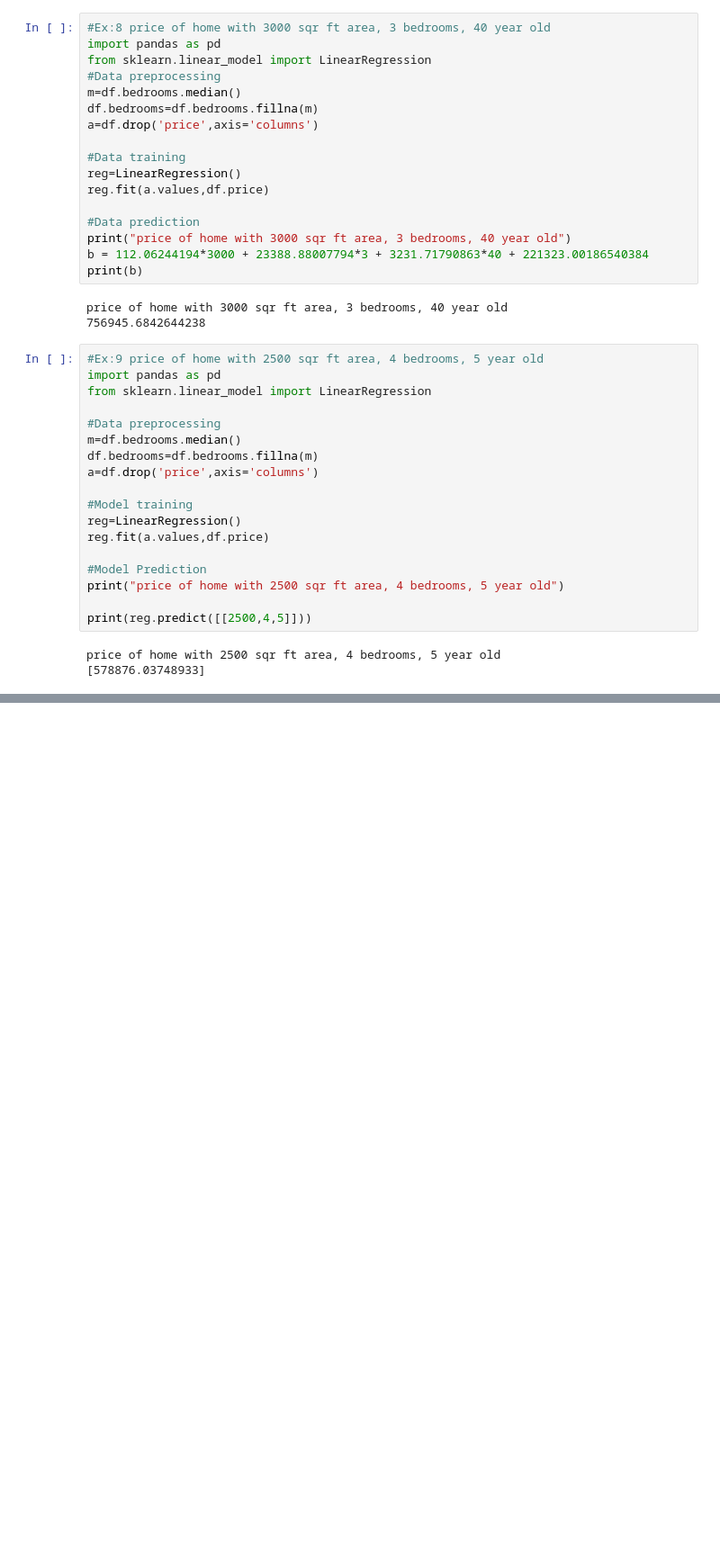
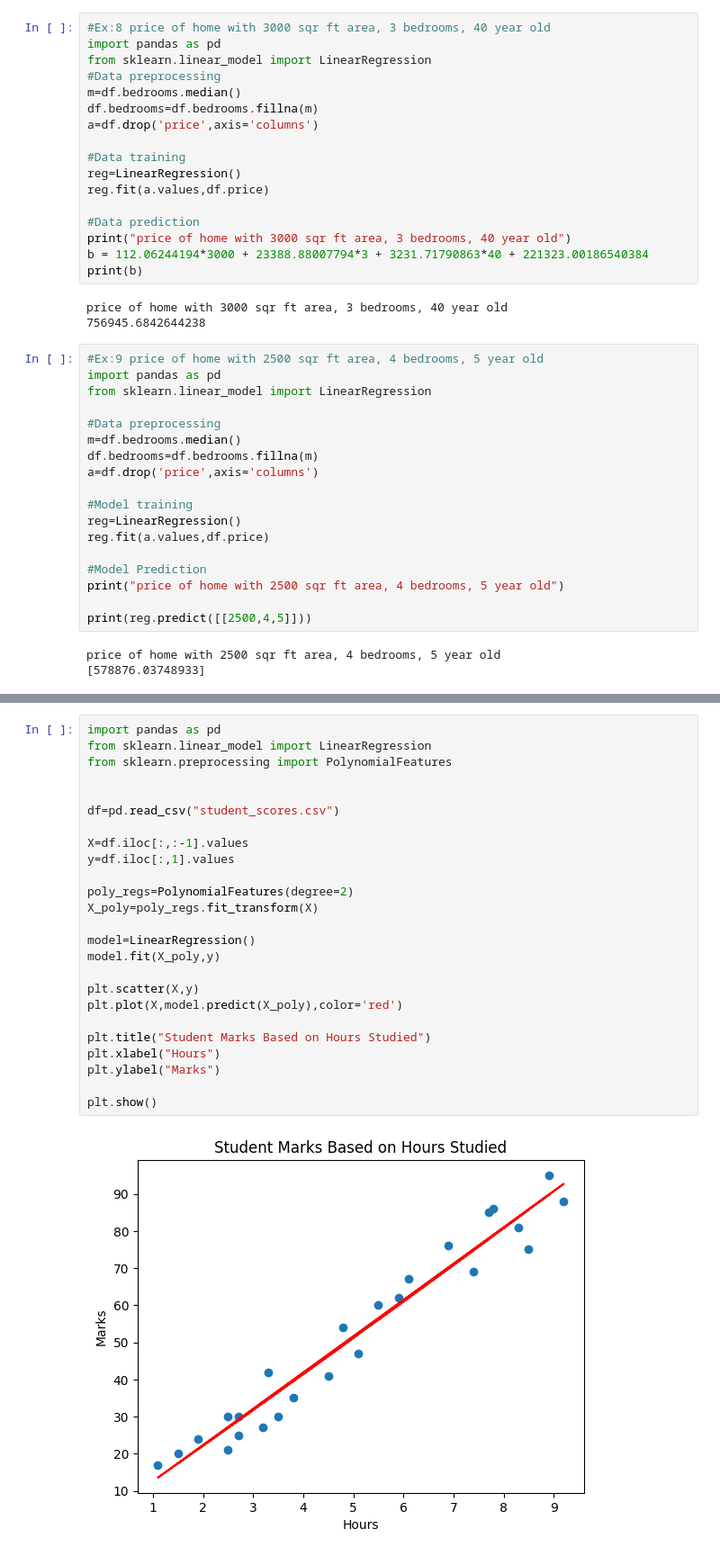
Before and after one commit to lokeshneerasa/MACHINE-LEARNING, a Jupyter notebook: MACHINE_LEARNING.ipynb, the cells around one changed output, grey strips where cells are left out. Shown: that part at 90% size. Saved outputs shown, nothing was run; the diff lists cells and outputs as text; blank space fills up the shorter version.

```diff
--- a/MACHINE_LEARNING.ipynb
+++ b/MACHINE_LEARNING.ipynb
@@ -1148,0 +1206,27 @@ price of home with 2500 sqr ft area, 4 bedrooms, 5 year old
+# %%
+import pandas as pd
+from sklearn.linear_model import LinearRegression
+from sklearn.preprocessing import PolynomialFeatures
+
+
+df=pd.read_csv("student_scores.csv")
+
+X=df.iloc[:,:-1].values
+y=df.iloc[:,1].values
+
+poly_regs=PolynomialFeatures(degree=2)
+X_poly=poly_regs.fit_transform(X)
+
+model=LinearRegression()
+model.fit(X_poly,y)
+
+plt.scatter(X,y)
+plt.plot(X,model.predict(X_poly),color='red')
+
+plt.title("Student Marks Based on Hours Studied")
+plt.xlabel("Hours")
+plt.ylabel("Marks")
+
+plt.show()
+# %% [output]
+[figure, added]
```
Also changed, not shown: parts of 27 cells of this notebook.
